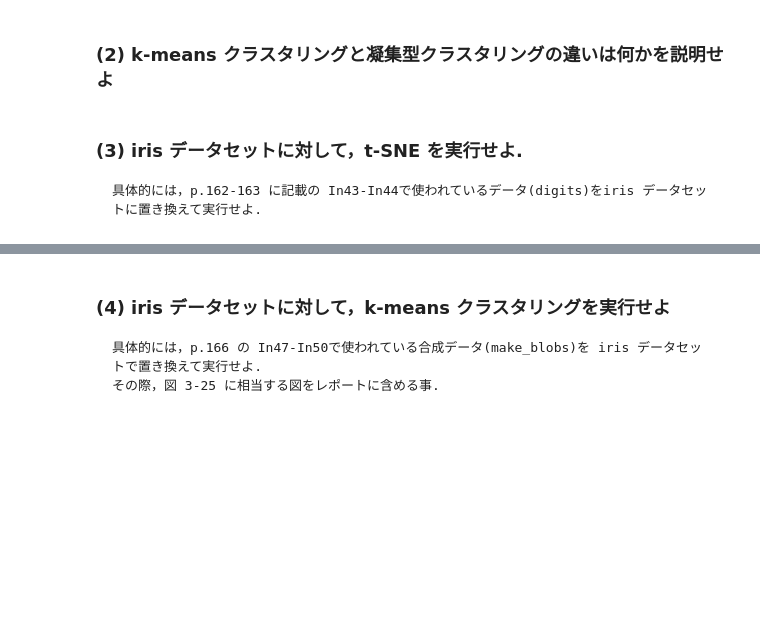
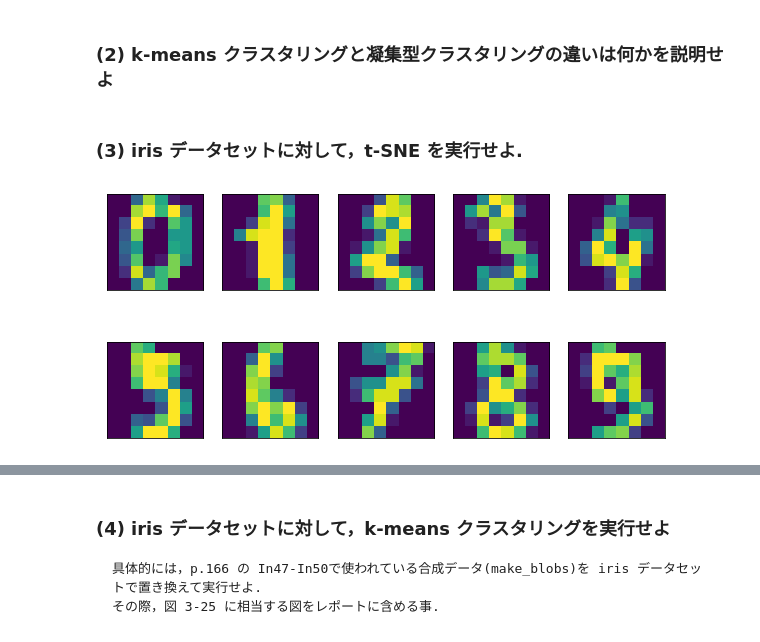
Before and after one commit to KiichiSugihara/MachineLearningTraining, a Jupyter notebook: kadai_03.ipynb, the cells around one changed output, grey strips where cells are left out. Saved outputs shown, nothing was run; the diff lists cells and outputs as text; code cells hidden in the pictures; blank space fills up the shorter version.

```diff
--- a/kadai_03.ipynb
+++ b/kadai_03.ipynb
@@ -135,4 +135,12 @@ PCAは、データセットの多様な特徴量のうちデータを説明す
 ### (2) k-means クラスタリングと凝集型クラスタリングの違いは何かを説明せよ
 # %% [markdown]
 ### (3) iris データセットに対して，t-SNE を実行せよ.
-    具体的には，p.162-163 に記載の In43-In44で使われているデータ(digits)をiris データセットに置き換えて実行せよ.
+# %%
+from sklearn.datasets import load_digits
+digits = load_digits()
+fig, axes = plt.subplots(2, 5, figsize=(10, 5),
+                         subplot_kw={'xticks':(), 'yticks': ()})
+for ax, img in zip(axes.ravel(), digits.images):
+    ax.imshow(img)
+# %% [output]
+[figure, added]
```
Also changed, not shown: parts of 3 cells of this notebook.
